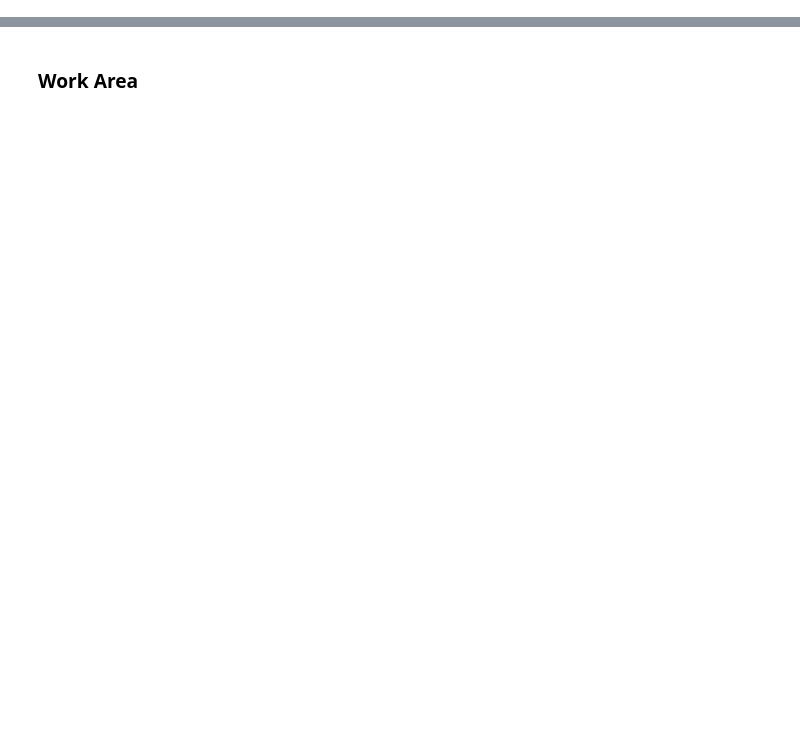
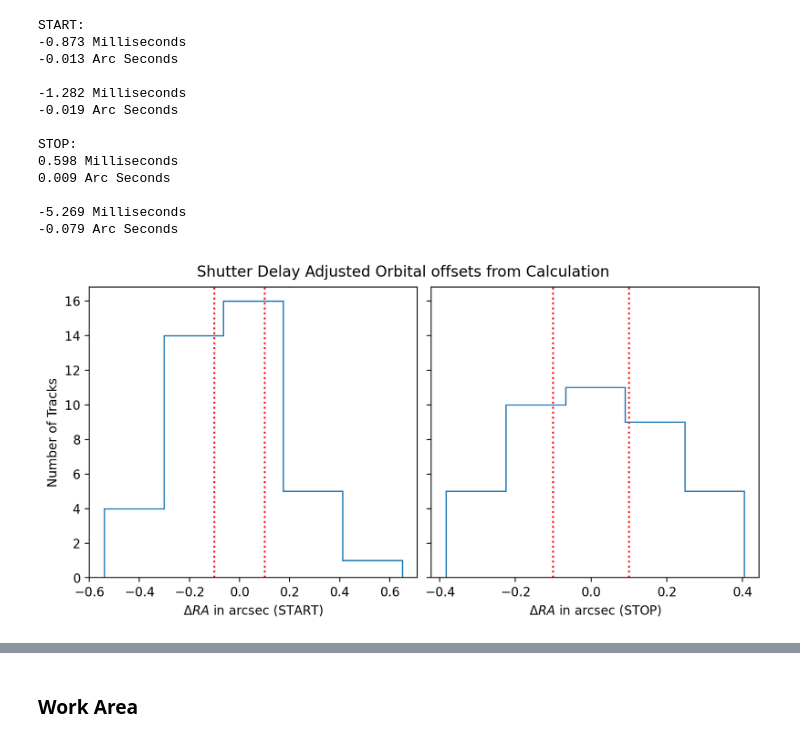
Before and after one commit to cwwalter/geosynchronous-satellites, a Jupyter notebook: LSSTCam-Timing Fit.ipynb, the cells around one changed output, grey strips where cells are left out. Saved outputs shown, nothing was run; the diff lists cells and outputs as text; code cells hidden in the pictures; blank space fills up the shorter version.

```diff
--- a/LSSTCam-Timing Fit.ipynb
+++ b/LSSTCam-Timing Fit.ipynb
@@ -412,27 +479,49 @@ plt.legend()
 # %%
 fig, axes = plt.subplot_mosaic('AB', constrained_layout=True, sharey=True, figsize=(8,4))
 fig.suptitle('Shutter Delay Adjusted Orbital offsets from Calculation')
 
 axes['A'].hist(adj_delta_ra_start, bins=5, histtype='step', label='All Observations')
 axes['B'].hist(adj_delta_ra_stop, bins=5, histtype='step', label='All Observations')
 
-axes['A'].vlines(-0.1, 0, 17, linestyles='dotted', color='r')
-axes['A'].vlines(0.1, 0, 17, linestyles='dotted', color='r')
-axes['B'].vlines(-0.1, 0, 17, linestyles='dotted', color='r')
-axes['B'].vlines(0.1, 0, 17, linestyles='dotted', color='r')
+axes['A'].axvline(-0.1, linestyle='dotted', color='r')
+axes['A'].axvline(0.1, linestyle='dotted', color='r')
+axes['B'].axvline(-0.1, linestyle='dotted', color='r')
+axes['B'].axvline(0.1, linestyle='dotted', color='r')
 
 axes['A'].set_xlabel(r'$\Delta RA$ in arcsec (START)')
 axes['B'].set_xlabel(r'$\Delta RA$ in arcsec (STOP)')
 
 axes['A'].set_ylabel(r'Number of Tracks')
 
 print('START:')
 print(f'{adj_delta_ra_start.mean()/15.0 * 1000:4.3f} Milliseconds')
 print(f'{adj_delta_ra_start.mean():4.3f} Arc Seconds')
+print()
+print(f'{adj_delta_dec_start.mean()/15.0 * 1000:4.3f} Milliseconds')
+print(f'{adj_delta_dec_start.mean():4.3f} Arc Seconds')
 
+print()
 print('STOP:')
 print(f'{adj_delta_ra_stop.mean()/15.0 * 1000:4.3f} Milliseconds')
 print(f'{adj_delta_ra_stop.mean():4.3f} Arc Seconds')
+print()
+print(f'{adj_delta_dec_stop.mean()/15.0 * 1000:4.3f} Milliseconds')
+print(f'{adj_delta_dec_stop.mean():4.3f} Arc Seconds')
+# %% [output]
+START:
+-0.873 Milliseconds
+-0.013 Arc Seconds
+
+-1.282 Milliseconds
+-0.019 Arc Seconds
+
+STOP:
+0.598 Milliseconds
+0.009 Arc Seconds
+
+-5.269 Milliseconds
+-0.079 Arc Seconds
+[figure, added]
 # %%
 plt.plot(t['fp_y'], adj_delta_ra_start, 'o', markersize=3.0)
 plt.title('Shutter Delay Adjusted Orbital offsets from Calculation')
```
Also changed, not shown: parts of 24 cells of this notebook.
